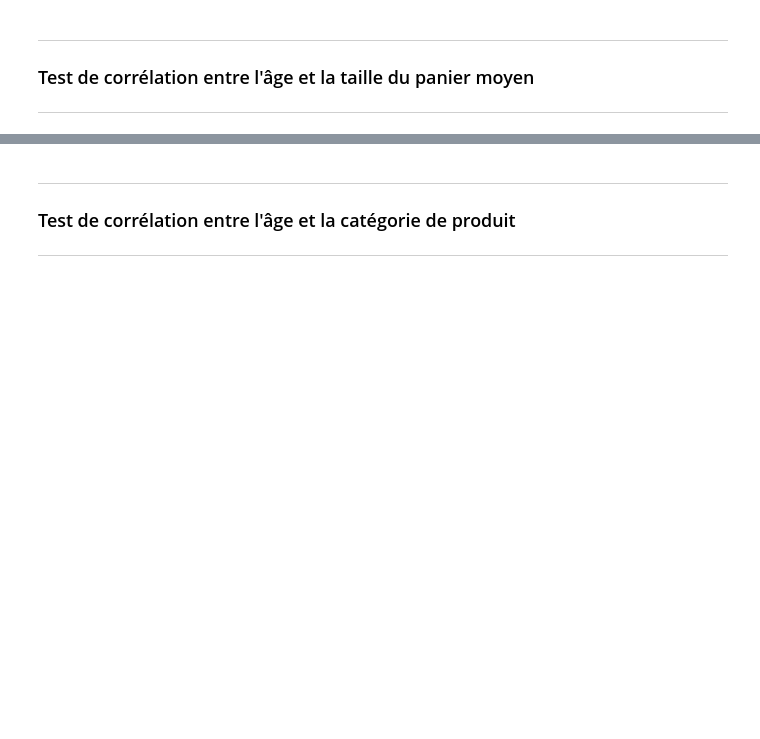
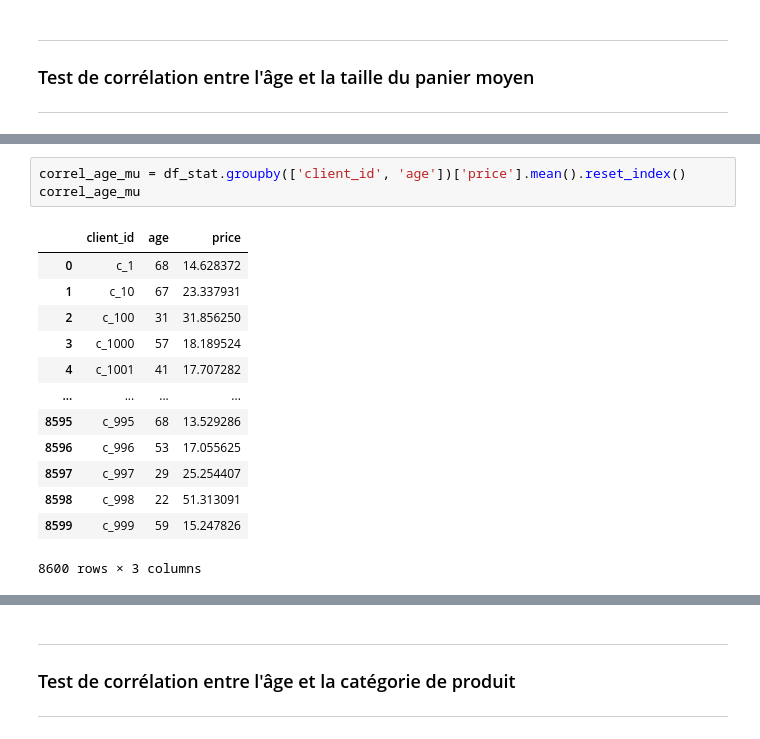
Before and after one commit to IshemZ/Projet_6-Lapage, a Jupyter notebook: Programme/5.data_statistics.ipynb, the cells around one changed output, grey strips where cells are left out. Cells and saved outputs as stored; diff of their text form; blank space fills up the shorter version.

```diff
--- a/Programme/5.data_statistics.ipynb
+++ b/Programme/5.data_statistics.ipynb
@@ -729,0 +739,17 @@ Constante de régression est : 69.07651016415087
+# %%
+correl_age_mu = df_stat.groupby(['client_id', 'age'])['price'].mean().reset_index()
+correl_age_mu
+# %% [output]
+|  | client_id | age | price |
+| 0 | c_1 | 68 | 14.628372 |
+| 1 | c_10 | 67 | 23.337931 |
+| 2 | c_100 | 31 | 31.856250 |
+| 3 | c_1000 | 57 | 18.189524 |
+| 4 | c_1001 | 41 | 17.707282 |
+| ... | ... | ... | ... |
+| 8595 | c_995 | 68 | 13.529286 |
+| 8596 | c_996 | 53 | 17.055625 |
+| 8597 | c_997 | 29 | 25.254407 |
+| 8598 | c_998 | 22 | 51.313091 |
+| 8599 | c_999 | 59 | 15.247826 |
+8600 rows × 3 columns
```
Also changed, not shown: parts of 7 cells of this notebook.
